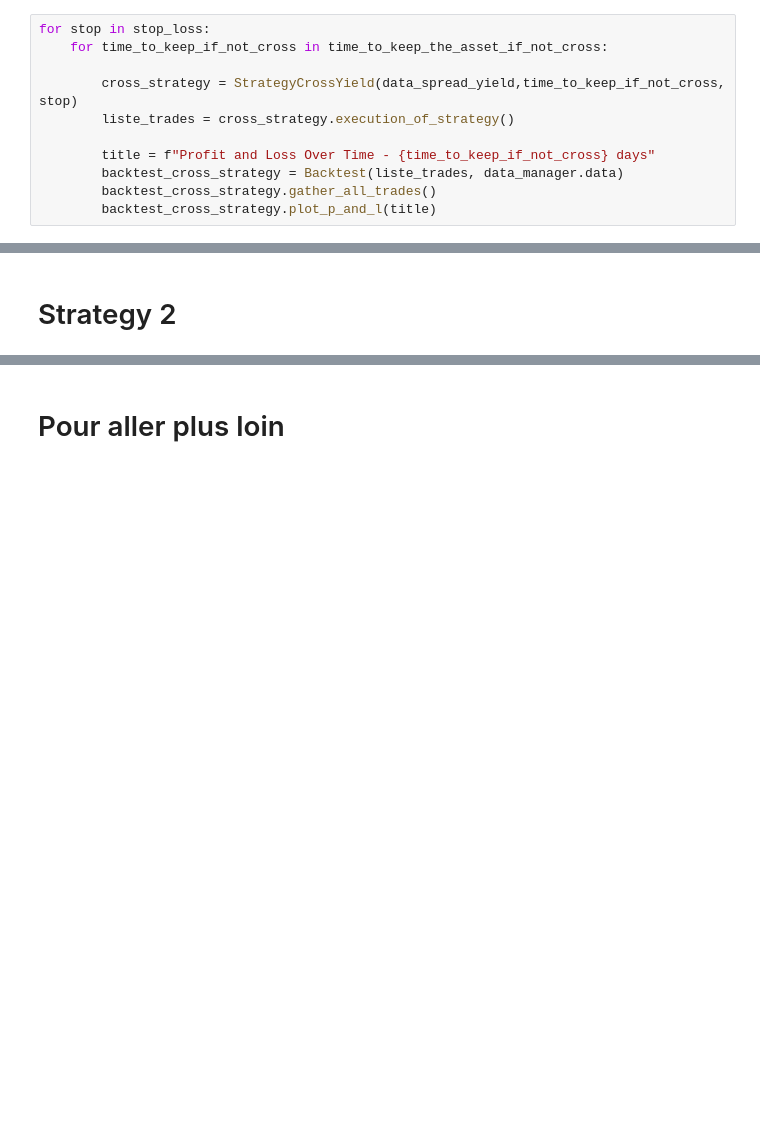
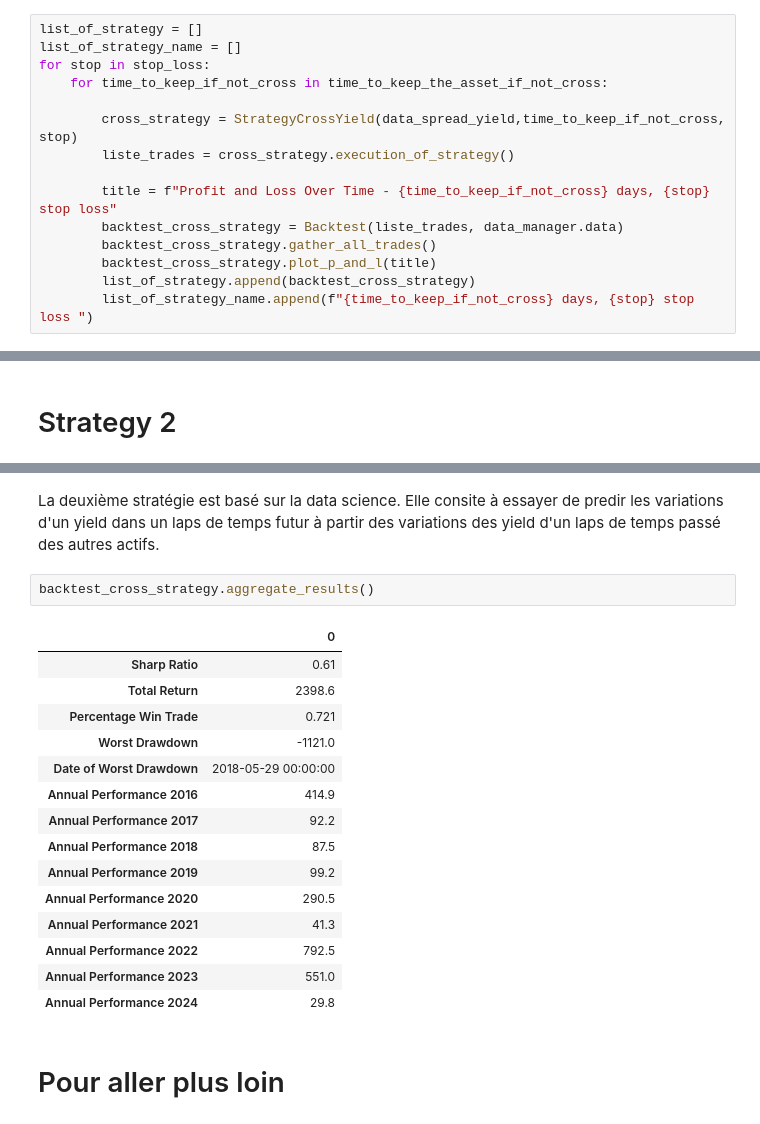
Before and after one commit to MartialLig/Govies_Quant_Trading, a Jupyter notebook: Project/compte_rendu.ipynb, the cells around one changed output, grey strips where cells are left out. Drawn from its saved outputs; the diff is of its cells as text; blank space fills up the shorter version.

```diff
--- a/Project/compte_rendu.ipynb
+++ b/Project/compte_rendu.ipynb
@@ -183,13 +205,17 @@ data_spread_yield = data_manager.spread_yield
 time_to_keep_the_asset_if_not_cross = [20,40]
 stop_loss = [-10,-20,-50,-100]
 # %%
+list_of_strategy = []
+list_of_strategy_name = []
 for stop in stop_loss:
     for time_to_keep_if_not_cross in time_to_keep_the_asset_if_not_cross:
 
         cross_strategy = StrategyCrossYield(data_spread_yield,time_to_keep_if_not_cross, stop)
         liste_trades = cross_strategy.execution_of_strategy()
 
-        title = f"Profit and Loss Over Time - {time_to_keep_if_not_cross} days"
+        title = f"Profit and Loss Over Time - {time_to_keep_if_not_cross} days, {stop} stop loss"
         backtest_cross_strategy = Backtest(liste_trades, data_manager.data)
         backtest_cross_strategy.gather_all_trades()
         backtest_cross_strategy.plot_p_and_l(title)
+        list_of_strategy.append(backtest_cross_strategy)
+        list_of_strategy_name.append(f"{time_to_keep_if_not_cross} days, {stop} stop loss ")
@@ -206,3 +235,23 @@ Conclusion
+# %% [markdown]
+La deuxième stratégie est basé sur la data science. Elle consite à essayer de predir les variations d'un yield dans un laps de temps futur à partir des variations des yield d'un laps de temps passé des autres actifs.
+# %%
+backtest_cross_strategy.aggregate_results()
+# %% [output]
+|  | 0 |
+| Sharp Ratio | 0.61 |
+| Total Return | 2398.6 |
+| Percentage Win Trade | 0.721 |
+| Worst Drawdown | -1121.0 |
+| Date of Worst Drawdown | 2018-05-29 00:00:00 |
+| Annual Performance 2016 | 414.9 |
+| Annual Performance 2017 | 92.2 |
+| Annual Performance 2018 | 87.5 |
+| Annual Performance 2019 | 99.2 |
+| Annual Performance 2020 | 290.5 |
+| Annual Performance 2021 | 41.3 |
+| Annual Performance 2022 | 792.5 |
+| Annual Performance 2023 | 551.0 |
+| Annual Performance 2024 | 29.8 |
 # %% [markdown]
 # Pour aller plus loin
 # %% [markdown]
```
Also changed, not shown: parts of 9 cells of this notebook, 6 other files.
